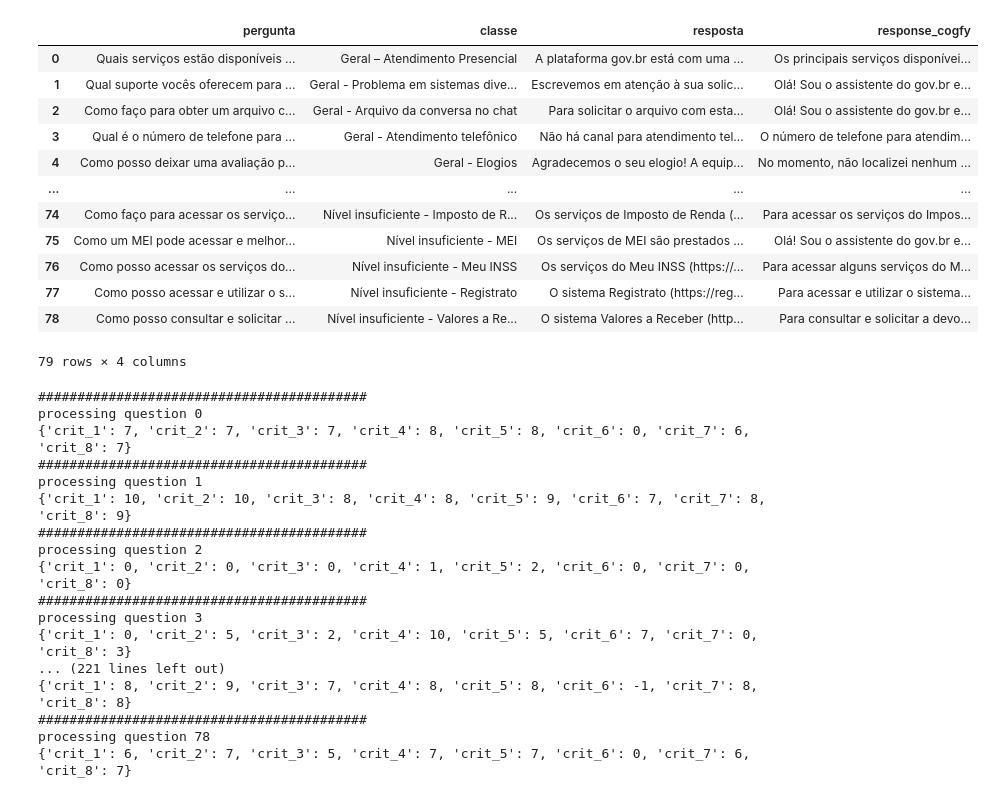
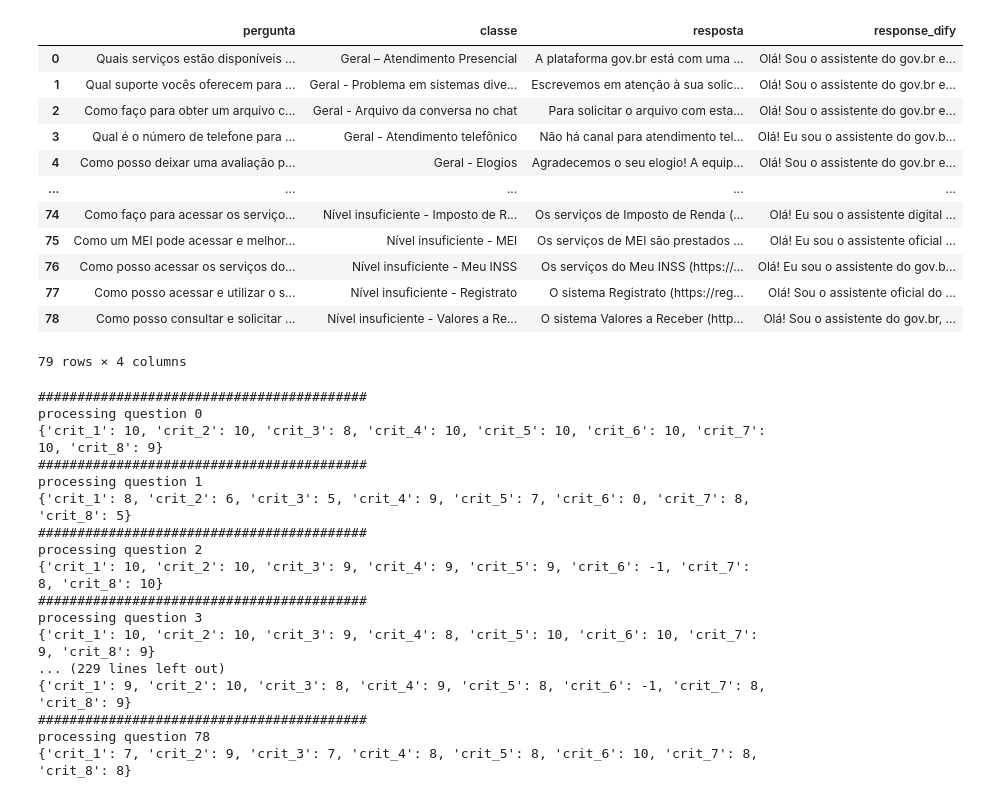
Before and after one commit to chris-redfield/govbr_clone, a Jupyter notebook: eval/llm_judge.ipynb, the cells around one changed output. Cells and saved outputs as stored; diff of their text form; code cells hidden in the pictures.

Commit message:
score new dify run

```diff
--- a/eval/llm_judge.ipynb
+++ b/eval/llm_judge.ipynb
@@ -10,21 +10,21 @@ from dotenv import load_dotenv
 # %%
 load_dotenv()
 
-data_for_evaluation = pd.read_csv("cogfy-28.05.2025.csv")
+data_for_evaluation = pd.read_csv("dify-17.06.2025.csv")
 data_for_evaluation
 # %% [output]
-|  | pergunta | classe | resposta | response_cogfy |
-| 0 | Quais serviços estão disponíveis ... | Geral – Atendimento Presencial | A plataforma gov.br está com uma ... | Os principais serviços disponívei... |
+|  | pergunta | classe | resposta | response_dify |
+| 0 | Quais serviços estão disponíveis ... | Geral – Atendimento Presencial | A plataforma gov.br está com uma ... | Olá! Sou o assistente do gov.br e... |
 | 1 | Qual suporte vocês oferecem para ... | Geral - Problema em sistemas dive... | Escrevemos em atenção à sua solic... | Olá! Sou o assistente do gov.br e... |
 | 2 | Como faço para obter um arquivo c... | Geral - Arquivo da conversa no chat | Para solicitar o arquivo com esta... | Olá! Sou o assistente do gov.br e... |
-| 3 | Qual é o número de telefone para ... | Geral - Atendimento telefônico | Não há canal para atendimento tel... | O número de telefone para atendim... |
-| 4 | Como posso deixar uma avaliação p... | Geral - Elogios | Agradecemos o seu elogio! A equip... | No momento, não localizei nenhum ... |
+| 3 | Qual é o número de telefone para ... | Geral - Atendimento telefônico | Não há canal para atendimento tel... | Olá! Eu sou o assistente do gov.b... |
+| 4 | Como posso deixar uma avaliação p... | Geral - Elogios | Agradecemos o seu elogio! A equip... | Olá! Sou o assistente do gov.br e... |
 | ... | ... | ... | ... | ... |
-| 74 | Como faço para acessar os serviço... | Nível insuficiente - Imposto de R... | Os serviços de Imposto de Renda (... | Para acessar os serviços do Impos... |
-| 75 | Como um MEI pode acessar e melhor... | Nível insuficiente - MEI | Os serviços de MEI são prestados ... | Olá! Sou o assistente do gov.br e... |
-| 76 | Como posso acessar os serviços do... | Nível insuficiente - Meu INSS | Os serviços do Meu INSS (https://... | Para acessar alguns serviços do M... |
-| 77 | Como posso acessar e utilizar o s... | Nível insuficiente - Registrato | O sistema Registrato (https://reg... | Para acessar e utilizar o sistema... |
-| 78 | Como posso consultar e solicitar ... | Nível insuficiente - Valores a Re... | O sistema Valores a Receber (http... | Para consultar e solicitar a devo... |
+| 74 | Como faço para acessar os serviço... | Nível insuficiente - Imposto de R... | Os serviços de Imposto de Renda (... | Olá! Eu sou o assistente digital ... |
+| 75 | Como um MEI pode acessar e melhor... | Nível insuficiente - MEI | Os serviços de MEI são prestados ... | Olá! Eu sou o assistente oficial ... |
+| 76 | Como posso acessar os serviços do... | Nível insuficiente - Meu INSS | Os serviços do Meu INSS (https://... | Olá! Eu sou o assistente do gov.b... |
+| 77 | Como posso acessar e utilizar o s... | Nível insuficiente - Registrato | O sistema Registrato (https://reg... | Olá! Sou o assistente oficial do ... |
+| 78 | Como posso consultar e solicitar ... | Nível insuficiente - Valores a Re... | O sistema Valores a Receber (http... | Olá! Sou o assistente do gov.br, ... |
 79 rows × 4 columns
 # %%
 # os.environ["OPENAI_API_KEY"] = ""
@@ -69,7 +69,7 @@ data_for_evaluation[[
 ]] = "", "", "", "", "", "", "", ""
 
 for idx, obj in tqdm(data_for_evaluation.iterrows(), total=data_for_evaluation.shape[0]):
-    prompt = generate_prompt(obj['pergunta'], obj['resposta'], obj['response_cogfy'])
+    prompt = generate_prompt(obj['pergunta'], obj['resposta'], obj['response_dify'])
     print("##########################################")
     print("processing question", idx)
     try:
@@ -99,21 +99,21 @@ for idx, obj in tqdm(data_for_evaluation.iterrows(), total=data_for_evaluation.s
 # %% [output]
 ##########################################
 processing question 0
-{'crit_1': 7, 'crit_2': 7, 'crit_3': 7, 'crit_4': 8, 'crit_5': 8, 'crit_6': 0, 'crit_7': 6, 'crit_8': 7}
+{'crit_1': 10, 'crit_2': 10, 'crit_3': 8, 'crit_4': 10, 'crit_5': 10, 'crit_6': 10, 'crit_7': 10, 'crit_8': 9}
 ##########################################
 processing question 1
-{'crit_1': 10, 'crit_2': 10, 'crit_3': 8, 'crit_4': 8, 'crit_5': 9, 'crit_6': 7, 'crit_7': 8, 'crit_8': 9}
+{'crit_1': 8, 'crit_2': 6, 'crit_3': 5, 'crit_4': 9, 'crit_5': 7, 'crit_6': 0, 'crit_7': 8, 'crit_8': 5}
 ##########################################
 processing question 2
-{'crit_1': 0, 'crit_2': 0, 'crit_3': 0, 'crit_4': 1, 'crit_5': 2, 'crit_6': 0, 'crit_7': 0, 'crit_8': 0}
+{'crit_1': 10, 'crit_2': 10, 'crit_3': 9, 'crit_4': 9, 'crit_5': 9, 'crit_6': -1, 'crit_7': 8, 'crit_8': 10}
 ##########################################
 processing question 3
-{'crit_1': 0, 'crit_2': 5, 'crit_3': 2, 'crit_4': 10, 'crit_5': 5, 'crit_6': 7, 'crit_7': 0, 'crit_8': 3}
-... (221 lines left out)
-{'crit_1': 8, 'crit_2': 9, 'crit_3': 7, 'crit_4': 8, 'crit_5': 8, 'crit_6': -1, 'crit_7': 8, 'crit_8': 8}
+{'crit_1': 10, 'crit_2': 10, 'crit_3': 9, 'crit_4': 8, 'crit_5': 10, 'crit_6': 10, 'crit_7': 9, 'crit_8': 9}
+... (229 lines left out)
+{'crit_1': 9, 'crit_2': 10, 'crit_3': 8, 'crit_4': 9, 'crit_5': 8, 'crit_6': -1, 'crit_7': 8, 'crit_8': 9}
 ##########################################
 processing question 78
-{'crit_1': 6, 'crit_2': 7, 'crit_3': 5, 'crit_4': 7, 'crit_5': 7, 'crit_6': 0, 'crit_7': 6, 'crit_8': 7}
+{'crit_1': 7, 'crit_2': 9, 'crit_3': 7, 'crit_4': 8, 'crit_5': 8, 'crit_6': 10, 'crit_7': 8, 'crit_8': 8}
 # %%
 data_for_evaluation
 # %% [output]
```
Also changed, not shown: parts of 2 cells of this notebook.
